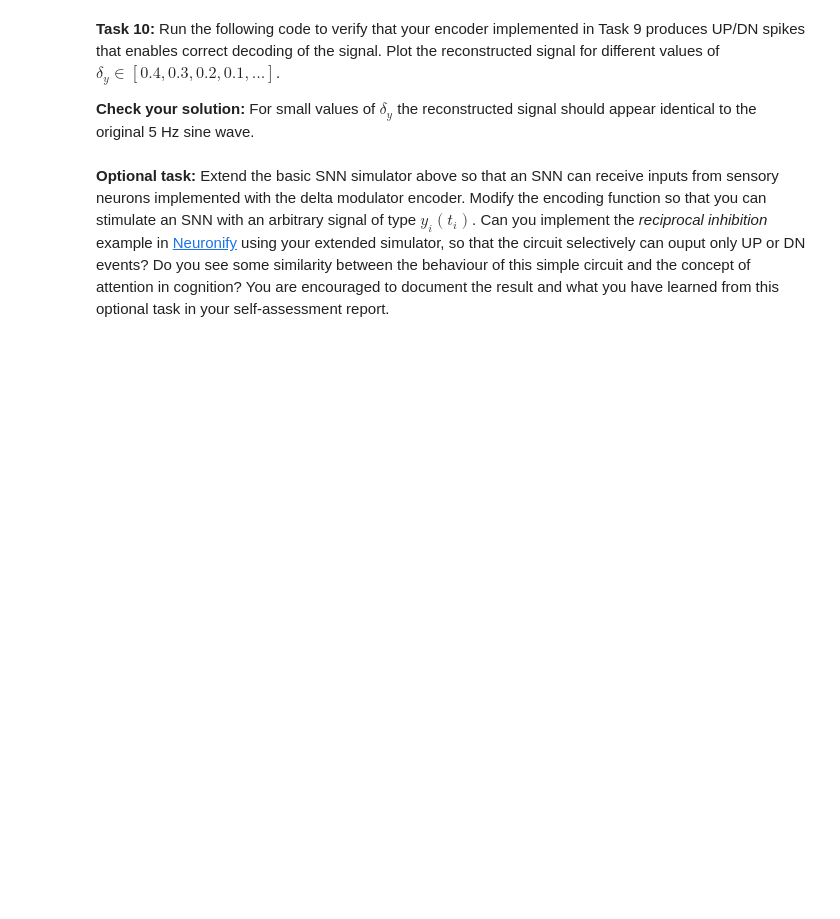
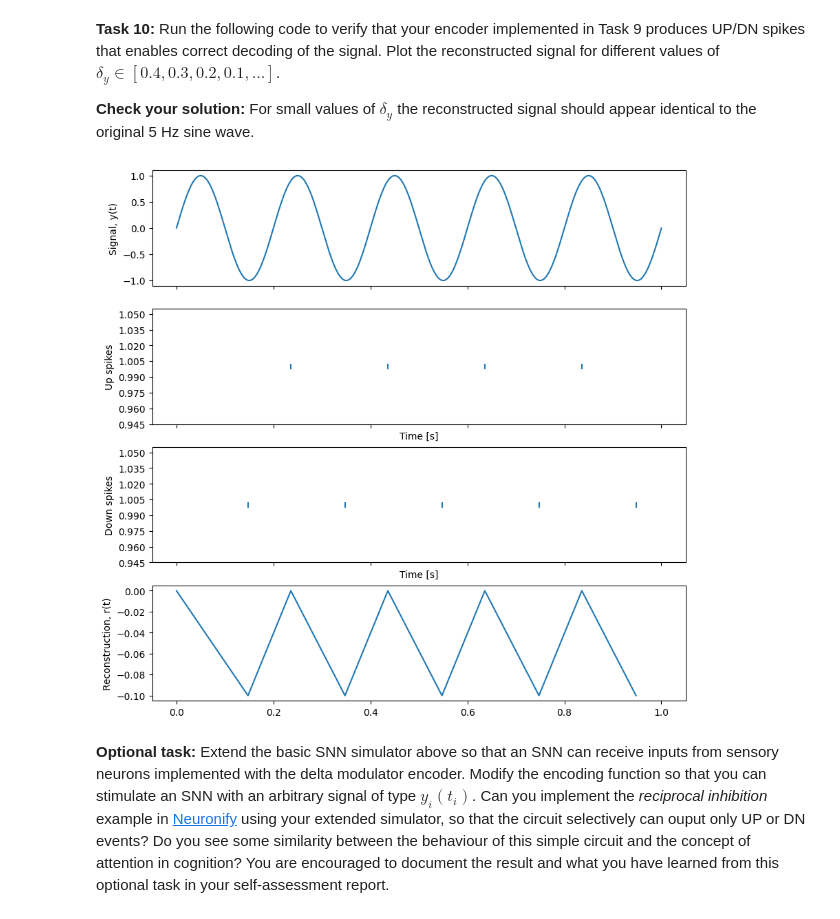
Before and after one commit to Jovali99/D7046E---Neural-Networks, a Jupyter notebook: SNN Excercise 1/SNN-Exercise-1.ipynb, the cells around one changed output. Cells and saved outputs as stored; diff of their text form; code cells hidden in the pictures; blank space fills up the shorter version.

```diff
--- a/SNN Excercise 1/SNN-Exercise-1.ipynb
+++ b/SNN Excercise 1/SNN-Exercise-1.ipynb
@@ -403,0 +398,23 @@ SyntaxError: invalid syntax (4119529385.py, line 13)
+# %%
+# Code for Task 8
+
+in0 = lif_cic_neuron(200e-12);
+in1 = lif_cic_neuron(200e-12);
+in2 = lif_cic_neuron(200e-12);
+
+nsum = lif_neuron(5);           #5 Dynamic synapses
+nsum['w_syn'][0] = 300e-12
+nsum['w_syn'][1] = 300e-12
+nsum['w_syn'][2] = 300e-12
+nsum['w_syn'][3] = 300e-12
+nsum['w_syn'][4] = 300e-12
+
+neurons = [nsum, in0, in1, in2]
+connections = [[0,1,1],     # nsum receives spikes from in0 on synapse 0
+               [0,2,2],     # nsum receives spikes from in1 on synapse 1
+               [0,3,3]]     # nsum receives spikes from in2 on synapse 2
+
+# connections = [[0,1,1],     # nsum receives spikes from in0
+#                [0,2,2]]     # nsum receives spikes from in1
+
+#connections = [[0,1,1]]     # nsum receives spikes from in0
@@ -449,16 +511,16 @@ def delta_encode(t,y,deltay):
     for ti, yi in zip(t[1:], y[1:]):
 
         # Amplitude change since last spike
-        dy = ???
+        dy = yi-yprev
 
         # Number of spikes generated
-        nspikes = int( ??? ) # round towards zero
+        nspikes = int(dy) # round towards zero
 
         # Generate up/down spike times
         if nspikes != 0:
 
             # Time step between spikes
-            dt = abs( ??? ) ???
+            dt = abs(ti-tprev) #???
 
             # Append spike times to the arrays
             if nspikes > 0:
@@ -534,27 +598,31 @@ def delta_decode(deltay, t_up, t_dn):
 # %%
 dt = 1e-4                  # 0.1 millisecond steps
 
 # Time array t
 t = np.arange(1,10000)*dt
 
 # 5 Hz sine wave y(t)
 frequency = 5
 omega = 2.0*3.1415*frequency
 y = np.sin(omega*t)
 
 # Encode signal y(t) with spike times using the delta modulator
+
+dy = [0.4, 0.3, 0.2, 0.1, 0.05, 0.015]
 dy = 0.1
 (t_up, t_dn) = delta_encode(t, y, dy)
 
 # Reconstruct signal with decoder
 (tr, yr) = delta_decode(dy, t_up, t_dn)
-
+tr[0] = np.array([0])               #0 index not np array, hack to force
 # Plot the result
 fig,(ax1,ax2,ax3,ax4) = plt.subplots(4,1, sharex=True)
 ax1.plot(t,y); ax1.set_ylabel('Signal, y(t)');
 rasterplot(ax2, t_up, np.ones(len(t_up)),'Time [s]','Up spikes')
 rasterplot(ax3, t_dn, np.ones(len(t_dn)),'Time [s]','Down spikes')
 ax4.plot(tr,yr); ax4.set_ylabel('Reconstruction, r(t)');
+# %% [output]
+[figure, added]
 # %% [markdown]
 **Optional task:** Extend the basic SNN simulator above so that an SNN can receive inputs from sensory neurons implemented with the delta modulator encoder. Modify the encoding function so that you can stimulate an SNN with an arbitrary signal of type $y_i(t_i)$. Can you implement the *reciprocal inhibition* example in [Neuronify](https://ovilab.net/neuronify/) using your extended simulator, so that the circuit selectively can ouput only UP or DN events? Do you see some similarity between the behaviour of this simple circuit and the concept of attention in cognition? You are encouraged to document the result and what you have learned from this optional task in your self-assessment report.
 # %%
```
Also changed, not shown: parts of 14 cells of this notebook, 3 other files.
